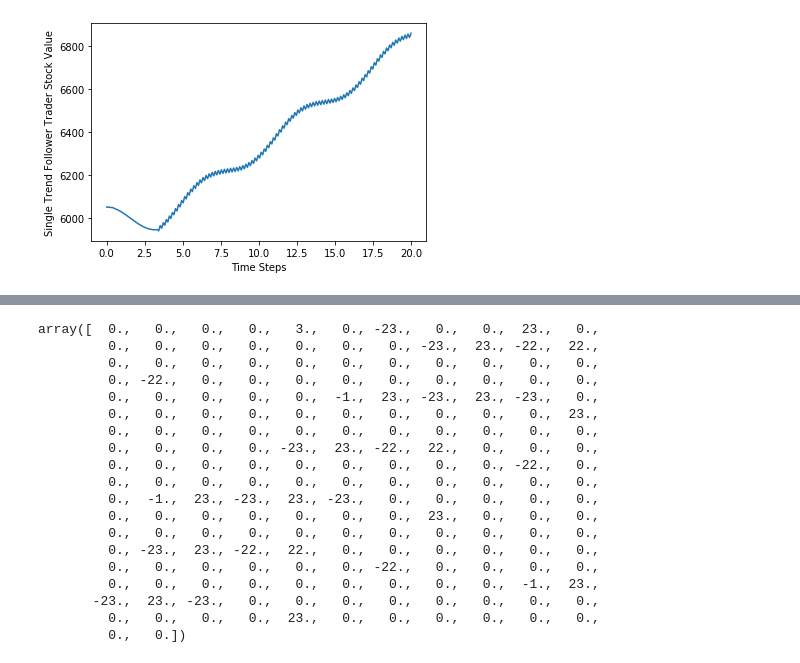
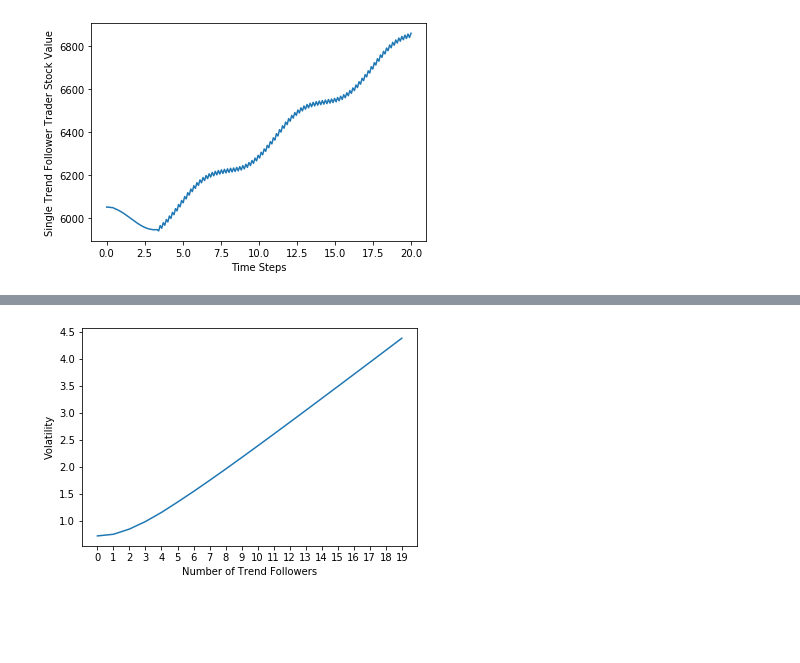
Before and after one commit to khanhnguyen15/Market-Simulation, a Jupyter notebook: Market-Simulation.ipynb, the cells around one changed output, grey strips where cells are left out. Cells and saved outputs as stored; diff of their text form; code cells hidden in the pictures; blank space fills up the shorter version.

```diff
--- a/Market-Simulation.ipynb
+++ b/Market-Simulation.ipynb
@@ -192,6 +192,13 @@ class TestCase:
     def get_stock_difference(self):
         return self.n
 
+    def get_volatility(self):
+        variance = np.square([x - np.average(self.S) for x in self.S])
+        return math.sqrt(np.sum(variance) / (N - 1))
+
+    def get_variance(self):
+        return [self.S[i] - S[i] for i in range(N)]
+
     def plot_price(self):
         plt.plot(t, self.S)
         plt.xlabel('Time Steps')
@@ -287,24 +239,21 @@ array([  0.,   0.,   0.,   0., -20.,   1.,  22.,   0.,   0., -23.,   0.,
-# %%
-trader2 = test3.get_trader(20)
-action2 = trader2.actions
-action2
-# %% [output]
-array([  0.,   0.,   0.,   0.,   3.,   0., -23.,   0.,   0.,  23.,   0.,
-         0.,   0.,   0.,   0.,   0.,   0.,   0., -23.,  23., -22.,  22.,
-         0.,   0.,   0.,   0.,   0.,   0.,   0.,   0.,   0.,   0.,   0.,
-         0., -22.,   0.,   0.,   0.,   0.,   0.,   0.,   0.,   0.,   0.,
-         0.,   0.,   0.,   0.,   0.,  -1.,  23., -23.,  23., -23.,   0.,
-         0.,   0.,   0.,   0.,   0.,   0.,   0.,   0.,   0.,   0.,  23.,
-         0.,   0.,   0.,   0.,   0.,   0.,   0.,   0.,   0.,   0.,   0.,
-         0.,   0.,   0.,   0., -23.,  23., -22.,  22.,   0.,   0.,   0.,
-         0.,   0.,   0.,   0.,   0.,   0.,   0.,   0.,   0., -22.,   0.,
-         0.,   0.,   0.,   0.,   0.,   0.,   0.,   0.,   0.,   0.,   0.,
-         0.,  -1.,  23., -23.,  23., -23.,   0.,   0.,   0.,   0.,   0.,
-         0.,   0.,   0.,   0.,   0.,   0.,   0.,  23.,   0.,   0.,   0.,
-         0.,   0.,   0.,   0.,   0.,   0.,   0.,   0.,   0.,   0.,   0.,
-         0., -23.,  23., -22.,  22.,   0.,   0.,   0.,   0.,   0.,   0.,
-         0.,   0.,   0.,   0.,   0.,   0., -22.,   0.,   0.,   0.,   0.,
-         0.,   0.,   0.,   0.,   0.,   0.,   0.,   0.,   0.,  -1.,  23.,
-       -23.,  23., -23.,   0.,   0.,   0.,   0.,   0.,   0.,   0.,   0.,
-         0.,   0.,   0.,   0.,  23.,   0.,   0.,   0.,   0.,   0.,   0.,
-         0.,   0.])
+# %%
+# test volativity
+volatility = []
+num_tf = [x for x in range(20)]
+
+volatility_test_0 = TestCase()
+volatility.append(volatility_test_0.get_volatility())
+for i in range(1, 20):
+    volatility_test = TestCase()
+    volatility_test.add_trader(i, MeanReversion)
+    volatility_test.update_price()
+    volatility.append(volatility_test.get_volatility())
+
+plt.plot(num_tf, volatility)
+
+plt.xlabel('Number of Trend Followers')
+plt.xticks(num_tf)
+plt.ylabel('Volatility')
+plt.show()
+# %% [output]
+[figure, added]
```
Also changed, not shown: parts of 4 cells of this notebook.
